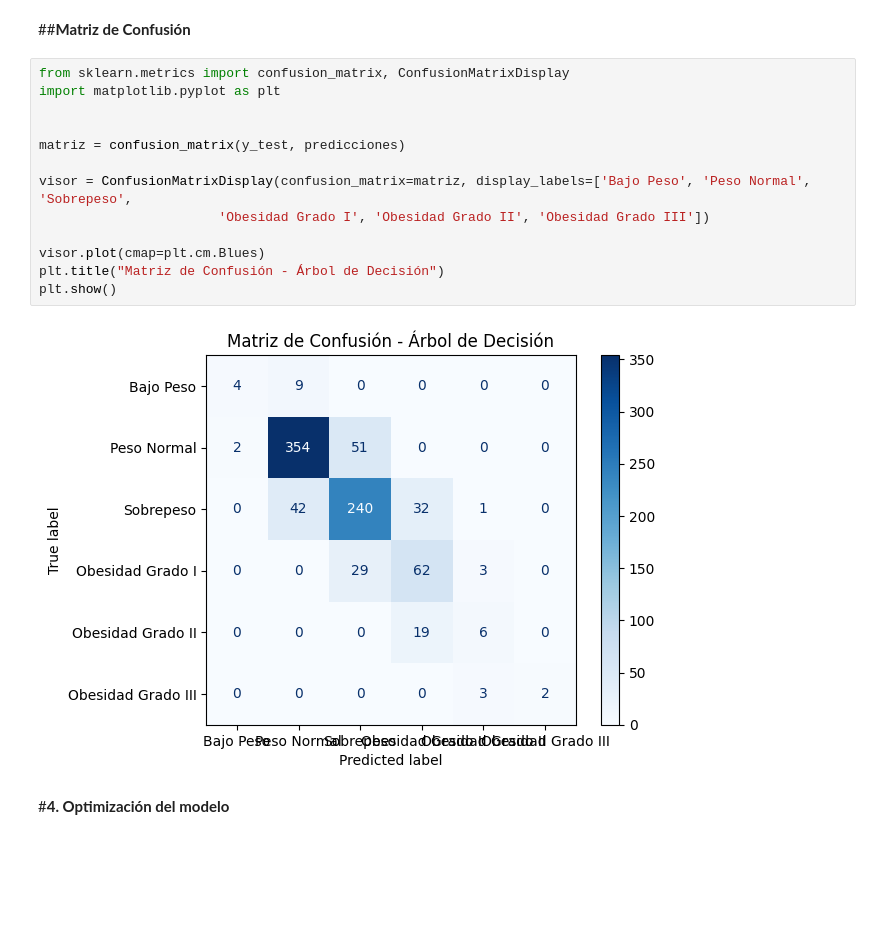
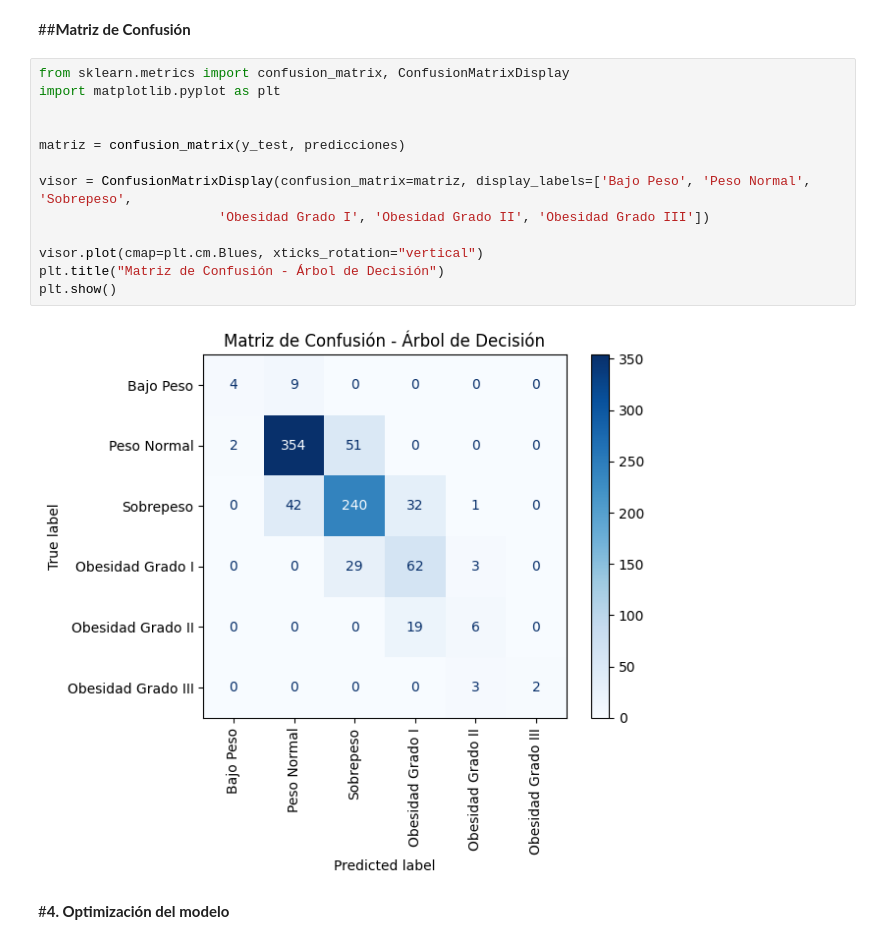
Before and after one commit to cabreonictor/Ciencia-de-Datos-y-Optimizacion-de-Modelos, a Jupyter notebook: notebook/Proyecto_Ciencia_de_Datos_y_Optimización_de_Modelos.ipynb, the cells around one changed output. Cells and saved outputs as stored; diff of their text form; blank space fills up the shorter version.

```diff
--- a/notebook/Proyecto_Ciencia_de_Datos_y_Optimización_de_Modelos.ipynb
+++ b/notebook/Proyecto_Ciencia_de_Datos_y_Optimización_de_Modelos.ipynb
@@ -473,18 +476,18 @@ weighted avg       0.78      0.78      0.77       859
 # %%
 from sklearn.metrics import confusion_matrix, ConfusionMatrixDisplay
 import matplotlib.pyplot as plt
 
 
 matriz = confusion_matrix(y_test, predicciones)
 
 visor = ConfusionMatrixDisplay(confusion_matrix=matriz, display_labels=['Bajo Peso', 'Peso Normal', 'Sobrepeso',
                        'Obesidad Grado I', 'Obesidad Grado II', 'Obesidad Grado III'])
 
-visor.plot(cmap=plt.cm.Blues)
+visor.plot(cmap=plt.cm.Blues, xticks_rotation="vertical")
 plt.title("Matriz de Confusión - Árbol de Decisión")
 plt.show()
 # %% [output]
-[figure, old version]
+[figure, new version]
 # %% [markdown]
 #**4. Optimización del modelo**
 # %%
```
Also changed, not shown: parts of 2 cells of this notebook.
